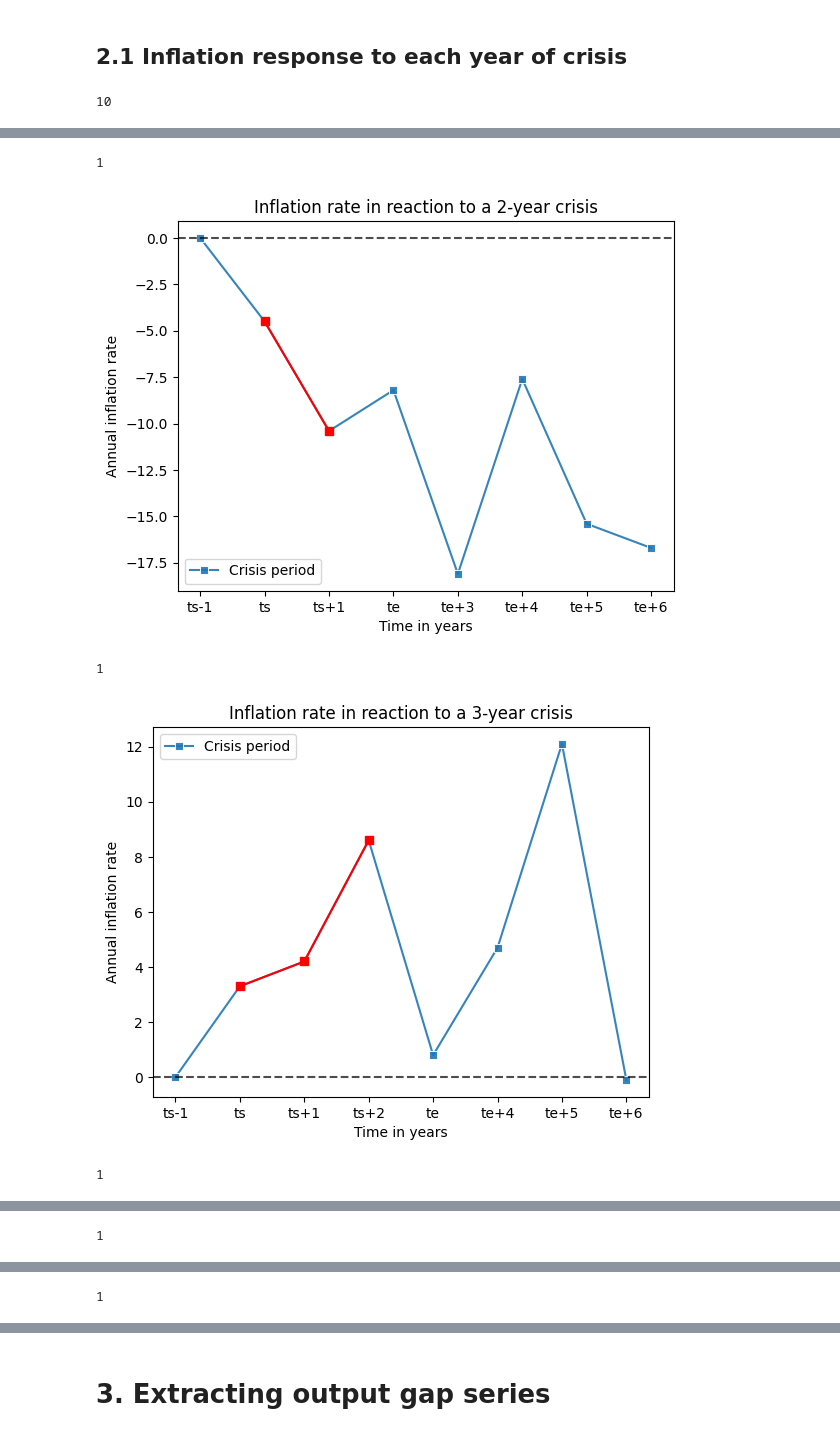
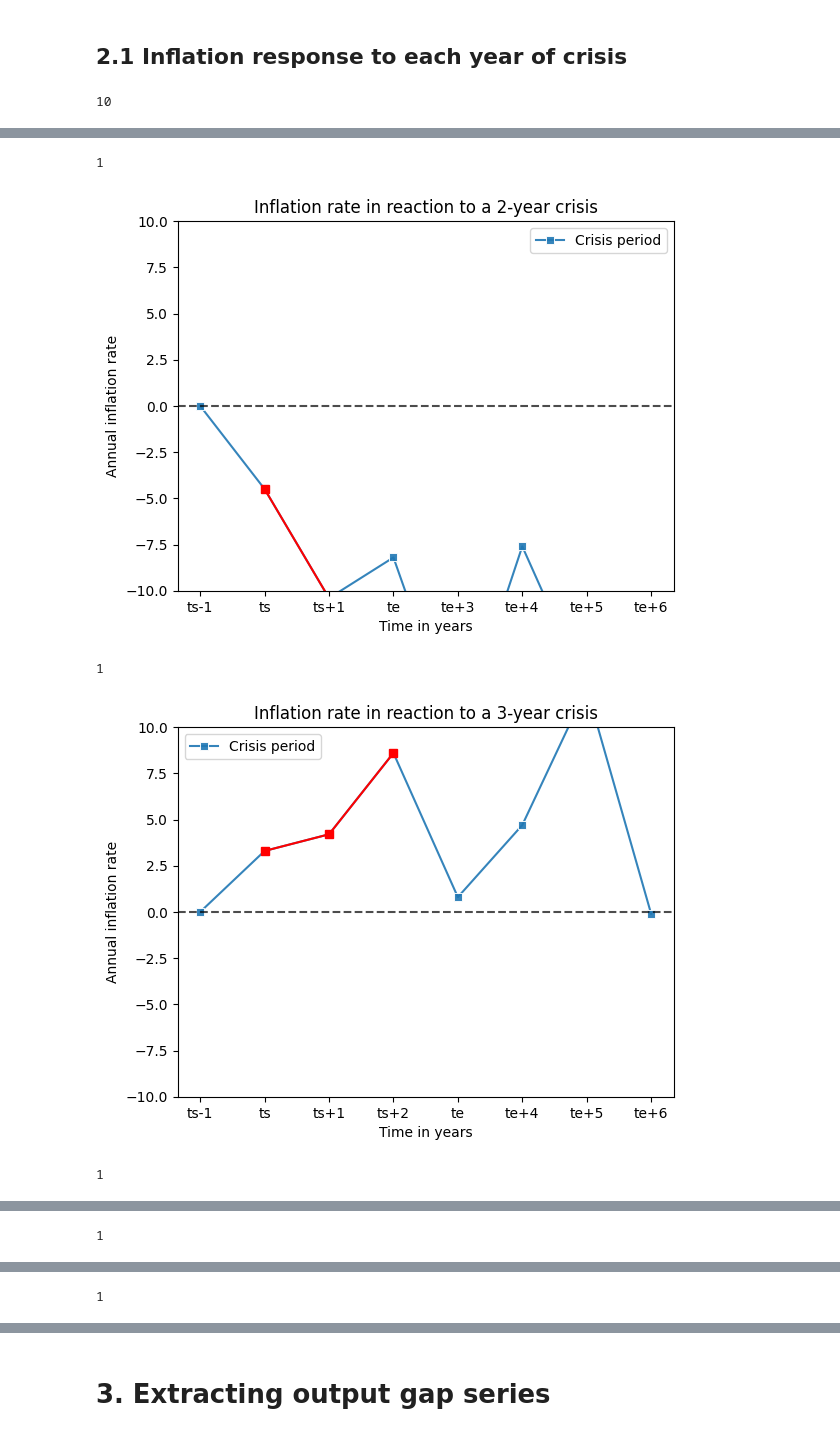
Before and after one commit to blengereau/Depression-and-recovery, a Jupyter notebook: code/mult_countries_research.ipynb, the cells around one changed output, grey strips where cells are left out. Saved outputs shown, nothing was run; the diff lists cells and outputs as text; code cells hidden in the pictures.

```diff
--- a/code/mult_countries_research.ipynb
+++ b/code/mult_countries_research.ipynb
@@ -395,7 +395,7 @@ for i in len_freq.Length:
 
     plt.xlabel('Time in years')
     plt.ylabel('Annual inflation rate')
-    # plt.ylim(-7.5,7.5)
+    plt.ylim(-10, 10)
 
     plt.show()
 # %% [output]
@@ -404,5 +404,5 @@ for i in len_freq.Length:
 1
-[figure, old version]
+[figure, new version]
 1
-[figure, old version]
+[figure, new version]
 1
```
Also changed, not shown: parts of 5 cells of this notebook.
